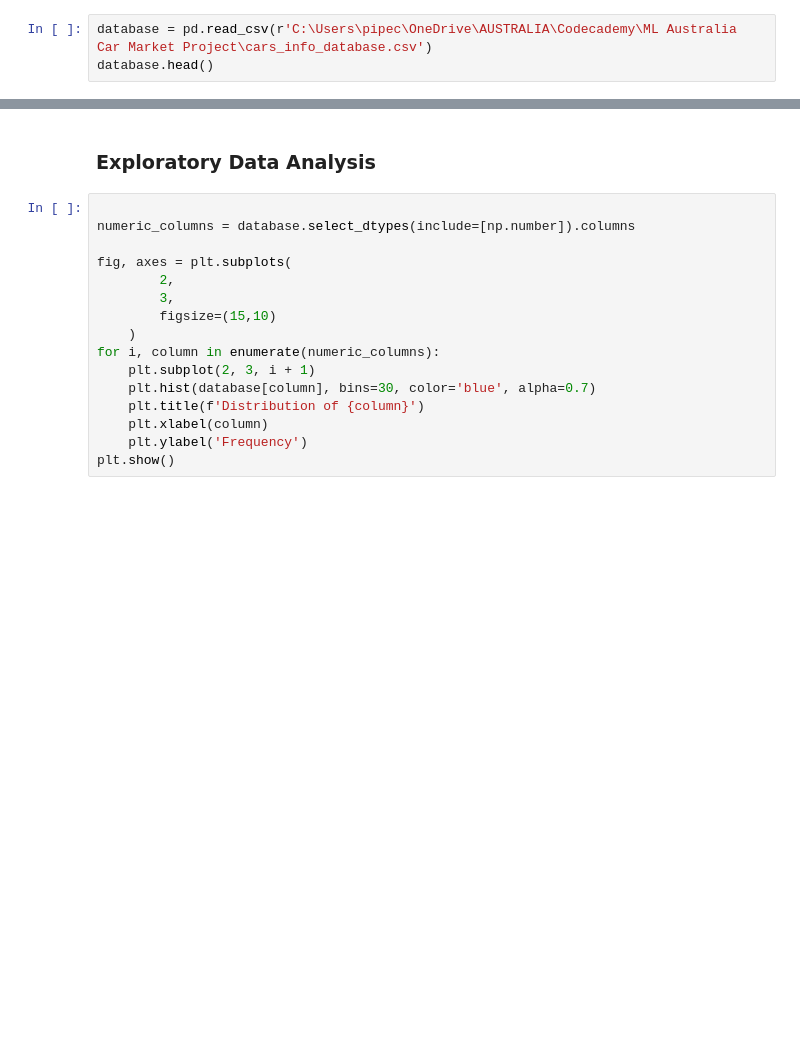
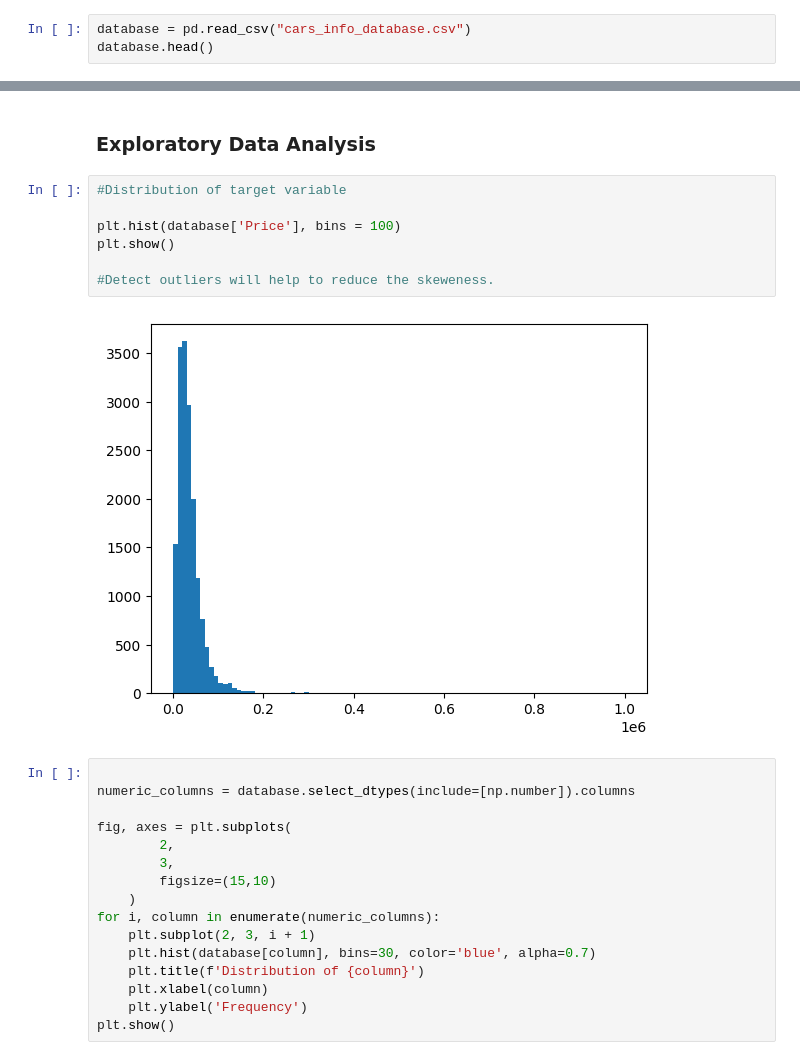
Before and after one commit to Andresanalyst1/ML-project-Australia-car-Market, a Jupyter notebook: Data Preparation.ipynb, the cells around one changed output, grey strips where cells are left out. Cells and saved outputs as stored; diff of their text form; blank space fills up the shorter version.

```diff
--- a/Data Preparation.ipynb
+++ b/Data Preparation.ipynb
@@ -10,7 +83,7 @@ import seaborn as sns
 # %% [markdown]
 Let's jump in there calling the database
 # %%
-database = pd.read_csv(r'C:\Users\pipec\OneDrive\AUSTRALIA\Codecademy\ML Australia Car Market Project\cars_info_database.csv')
+database = pd.read_csv("cars_info_database.csv")
 database.head()
 # %% [output]
 |  | ID | Name | Price | Brand | Model | Variant | Series | Year | Kilometers | Type | Gearbox | ... |
@@ -50,6 +127,15 @@ database.duplicated().sum()
 0
 # %% [markdown]
 ### Exploratory Data Analysis
+# %%
+#Distribution of target variable
+
+plt.hist(database['Price'], bins = 100)
+plt.show()
+
+#Detect outliers will help to reduce the skeweness.
+# %% [output]
+[figure, added]
 # %%
 
 numeric_columns = database.select_dtypes(include=[np.number]).columns
```
Also changed, not shown: parts of 4 cells of this notebook, 1 other file.
